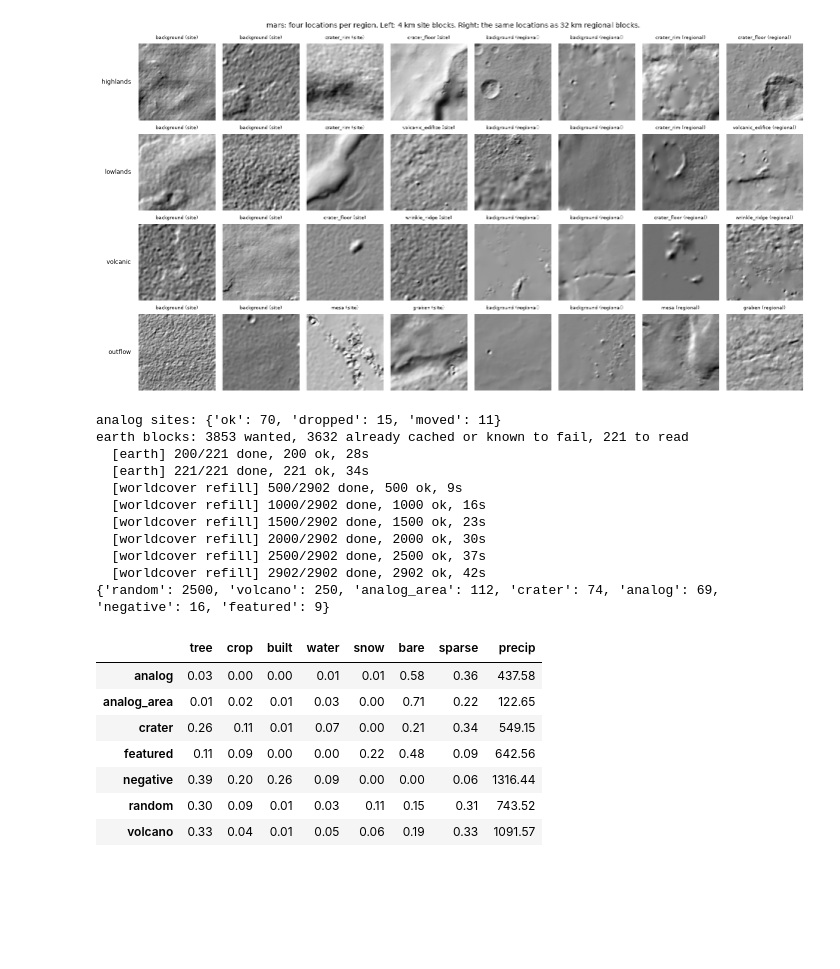
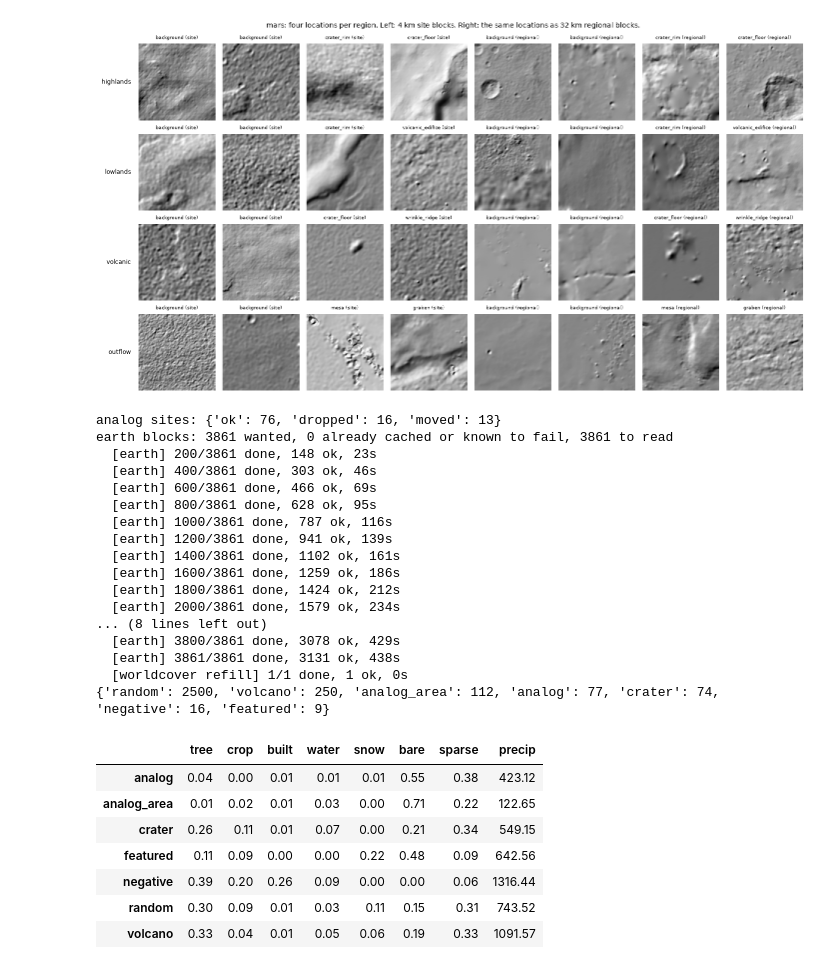
Before and after one commit to jameshou28/common-ground, a Jupyter notebook: ml/model.ipynb, the cells around one changed output. Cells and saved outputs as stored; diff of their text form; code cells hidden in the pictures; blank space fills up the shorter version.

```diff
--- a/ml/model.ipynb
+++ b/ml/model.ipynb
@@ -56,8 +56,8 @@ SIZES = {
     "v1": dict(per_region=600, n_random_land=2500, n_volcanoes=300, n_eval=150, n_boot=20),
     "full": dict(per_region=2000, n_random_land=20000, n_volcanoes=400, n_eval=200, n_boot=50),
 }
-MODEL_VERSION = f"regions-1.3.2-{PROFILE}"
-CACHE_TAG = "r2"                  # bump when features or sampling change, so old caches aren't reused
+MODEL_VERSION = f"regions-2.0-{PROFILE}"
+CACHE_TAG = "r3"                  # bump when features or sampling change, so old caches aren't reused
 SEED = 20261114
 CFG = dict(
     **SIZES[PROFILE],                          # library blocks per region; Earth set sizes; eval blocks per region
@@ -74,7 +74,12 @@ CFG = dict(
     crater_min_relief=30.0,                    # Earth crater blocks flatter than this (m) are buried or eroded: dropped
     cover_max=0.3, snap_km=6.0,                # analog sites with more tree/crop/built/water than this get nudged
     discount_floor=0.0,                        # overall = landscape x (floor + (1 - floor) x conditions). 0.4 let farmland through
-    earth_floor_grid=(0.4, 0.5, 0.6, 0.7, 0.8, 1.0),   # landscape = similarity x (floor + (1 - floor) x Earth percentile); picked on held-out sites
+    earth_floor_grid=(0.2, 0.3, 0.4),           # landscape = similarity x (floor + (1 - floor) x Earth percentile); picked on held-out sites
+    weight_lambda_grid=(0.0, 0.5, 1.0, 2.0),    # library weighting strength (0 = off); picked on held-out sites
+    commonness_n=200,                           # random Earth blocks used to measure how common each library block's terrain is
+    joint_beta=0.5,                             # weight of landform triplets next to region triplets in the joint loss
+    planet_alone_max=0.55,                      # a new spatial feature that alone guesses the planet more often than this is dropped
+    lf_min_blocks=50 if PROFILE != "smoke" else 8, lf_badge_min=60.0, lf_valid_lift=1.5,   # landform scores: min blocks, badge threshold, validation lift
     built_penalty=3.0, built_full=0.05,        # fixed conditions penalty, in logit points, reached at 5% built-up land
     area_ring_km=4.0,                          # area-quality sites are also scored at 8 points this far out (evaluation only)
     workers=24,
@@ -1445,8 +1593,8 @@ def merged_sites():
     # ml/analog_sites.csv: every site is named by an agency or programme document, or by 3+ peer-reviewed papers,
     # and its coordinates come from a gazetteer or the source itself. sites within 10 km of each other become one
     keep, Re = [], rt.RADIUS_M["earth"]
-    cols_ = ["name", "lat", "lon", "world", "kind", "coord_quality", "region_tag"]
-    for s in pd.read_csv(need("analog_sites"))[cols_].itertuples(index=False, name=None):
+    cols_ = ["name", "lat", "lon", "world", "kind", "coord_quality", "region_tag", "landform_tag"]
+    for s in pd.read_csv(need("analog_sites"))[cols_].fillna("").itertuples(index=False, name=None):
         if all(haversine_m(s[1], s[2], k[1], k[2], Re) > 10e3 for k in keep):
             keep.append(s)
     return keep
@@ -1455,8 +1603,8 @@ def merged_sites():
 def check_site(site):
     # a field site should be mostly bare and dry. if the block is mostly tree/crop/built/water, look within snap_km
     # for the cleanest 4 km block; if nothing nearby is clean, drop the site (it's not a terrain or conditions analog)
-    name, lat, lon, w, kind, cq, rtag = site
-    meta = dict(world=w, kind=kind, coord_quality=cq, region_tag=rtag)
+    name, lat, lon, w, kind, cq, rtag, ltag = site
+    meta = dict(world=w, kind=kind, coord_quality=cq, region_tag=rtag, landform_tag=ltag)
     cover = lambda la, lo: sum(np.nan_to_num(v) for k, v in rd.worldcover_shares(la, lo).items() if k in ("tree", "crop", "built", "water"))
     c0 = cover(lat, lon)
     if c0 <= CFG["cover_max"]:
@@ -1475,13 +1623,13 @@ def check_site(site):
 
 
 def checked_sites():
-    path = CACHE / f"analog_sites_{CACHE_TAG}_v13.json"
+    path = CACHE / f"analog_sites_{CACHE_TAG}_v20.json"
     if path.exists():
         return pd.DataFrame(json.loads(path.read_text()))
     sites = merged_sites()
     res = run_parallel(check_site, sites, "analog sites", every=50)
     df = pd.DataFrame([r if r else dict(name=s[0], lat=s[1], lon=s[2], world=s[3], kind=s[4], coord_quality=s[5], region_tag=s[6],
-                                        status="ok", moved_km=0.0, cover=np.nan)
+                                        landform_tag=s[7], status="ok", moved_km=0.0, cover=np.nan)
                        for s, r in zip(sites, res)])
     path.write_text(df.to_json(orient="records"))
     return df
@@ -1526,7 +1674,7 @@ def earth_jobs(rng):
     J = lambda name, lat, lon, set_, **k: dict(name=name, lat=float(lat), lon=float(lon), set=set_,
                                                target=k.get("target", ""), expected=k.get("expected", 0),
                                                tag=k.get("tag", ""), split=k.get("split", ""),
-                                               kind=k.get("kind", ""), coordq=k.get("coordq", ""))
+                                               kind=k.get("kind", ""), coordq=k.get("coordq", ""), lftag=k.get("lftag", ""))
     jobs = [J(f"random {la:.2f},{lo:.2f}", la, lo, "random") for la, lo in random_land(int(CFG["n_random_land"] * 1.3), rng)]
     Re = rt.RADIUS_M["earth"]
     far = lambda la, lo: all(haversine_m(la, lo, f[1], f[2], Re) > 50e3 for f in FEATURED)
@@ -1534,7 +1682,9 @@ def earth_jobs(rng):
     print("analog sites:", sites["status"].value_counts().to_dict())
     sites = sites[sites["status"] != "dropped"]
     sites = sites[[far(a, b) for a, b in zip(sites.lat, sites.lon)]]
-    jobs += [J(r.name, r.lat, r.lon, "analog", target=r.world, tag=r.region_tag, kind=r.kind, coordq=r.coord_quality) for r in sites.itertuples()]
+    sites = sites.fillna("")
+    jobs += [J(r.name, r.lat, r.lon, "analog", target=r.world, tag=r.region_tag, kind=r.kind, coordq=r.coord_quality, lftag=r.landform_tag)
+             for r in sites.itertuples()]
     # area sampling (evaluation only): sites whose coordinates are a town or region centre are also read at 8 points
     # area_ring_km out; the evaluation uses the median over the 9 blocks
     for r in sites[(sites.coord_quality == "area") & (sites.kind == "terrain")].itertuples():
@@ -1603,46 +1753,52 @@ def build_earth(rng):
         if r is None or (j["set"] == "crater" and r["block_site"][0] < CFG["crater_min_relief"]):   # buried or eroded
             continue
         kept.append((j, r))
     # blocks cached before v1.3 have no "sparse" share: re-read WorldCover for them (land cover only, no terrain)
     refill = [k for k, (j, r) in enumerate(kept) if np.isnan(r.get("sparse", np.nan))]
     if refill:
         got = run_parallel(lambda j: rd.worldcover_shares(j["lat"], j["lon"]), [kept[k][0] for k in refill], "worldcover refill", every=500)
         for k, e in zip(refill, got):
             if e:
                 kept[k][1].update({g: v for g, v in e.items() if g != "precip"})
     rand = [k for k in kept if k[0]["set"] == "random"][:CFG["n_random_land"]]
     kept = rand + [k for k in kept if k[0]["set"] != "random"]
     keep_dem = np.array([j["set"] in ("featured", "analog", "crater", "negative") and "dem_site" in r for j, r in kept])
     E = dict(
-        **{c: np.array([j[c] for j, _ in kept]) for c in ("name", "lat", "lon", "set", "target", "expected", "tag", "split", "kind", "coordq")},
+        **{c: np.array([j[c] for j, _ in kept]) for c in ("name", "lat", "lon", "set", "target", "expected", "tag", "split", "kind", "coordq", "lftag")},
         **{f: np.stack([r[f] for _, r in kept]) for f in fields},
         dem_site=np.stack([r["dem_site"] for (j, r), k in zip(kept, keep_dem) if k]).astype(np.float32),
         dem_regional=np.stack([r["dem_regional"] for (j, r), k in zip(kept, keep_dem) if k]).astype(np.float32),
         dem_index=np.flatnonzero(keep_dem),
         **{g: np.array([r[g] for _, r in kept], dtype=float) for g in rt.ENV_NAMES},
         failed=np.array(sorted(failed) or [""]))
     np.savez_compressed(path, **E)
     return E
 
 
 earth = build_earth(np.random.default_rng(SEED + 7))
 earth_group = np.array([f"{int(a // 5)}:{int(b // 5)}" for a, b in zip(earth["lat"], earth["lon"])])
 print(pd.Series(earth["set"]).value_counts().to_dict())
 pd.DataFrame({g: earth[g] for g in rt.ENV_NAMES}).groupby(earth["set"]).mean().round(2)
 # %% [output]
-analog sites: {'ok': 70, 'dropped': 15, 'moved': 11}
-earth blocks: 3853 wanted, 3632 already cached or known to fail, 221 to read
-  [earth] 200/221 done, 200 ok, 28s
-  [earth] 221/221 done, 221 ok, 34s
-  [worldcover refill] 500/2902 done, 500 ok, 9s
-  [worldcover refill] 1000/2902 done, 1000 ok, 16s
-  [worldcover refill] 1500/2902 done, 1500 ok, 23s
-  [worldcover refill] 2000/2902 done, 2000 ok, 30s
-  [worldcover refill] 2500/2902 done, 2500 ok, 37s
-  [worldcover refill] 2902/2902 done, 2902 ok, 42s
-{'random': 2500, 'volcano': 250, 'analog_area': 112, 'crater': 74, 'analog': 69, 'negative': 16, 'featured': 9}
+analog sites: {'ok': 76, 'dropped': 16, 'moved': 13}
+earth blocks: 3861 wanted, 0 already cached or known to fail, 3861 to read
+  [earth] 200/3861 done, 148 ok, 23s
+  [earth] 400/3861 done, 303 ok, 46s
+  [earth] 600/3861 done, 466 ok, 69s
+  [earth] 800/3861 done, 628 ok, 95s
+  [earth] 1000/3861 done, 787 ok, 116s
+  [earth] 1200/3861 done, 941 ok, 139s
+  [earth] 1400/3861 done, 1102 ok, 161s
+  [earth] 1600/3861 done, 1259 ok, 186s
+  [earth] 1800/3861 done, 1424 ok, 212s
+  [earth] 2000/3861 done, 1579 ok, 234s
+... (8 lines left out)
+  [earth] 3800/3861 done, 3078 ok, 429s
+  [earth] 3861/3861 done, 3131 ok, 438s
+  [worldcover refill] 1/1 done, 1 ok, 0s
+{'random': 2500, 'volcano': 250, 'analog_area': 112, 'analog': 77, 'crater': 74, 'negative': 16, 'featured': 9}
 |  | tree | crop | built | water | snow | bare | sparse | precip |
-| analog | 0.03 | 0.00 | 0.00 | 0.01 | 0.01 | 0.58 | 0.36 | 437.58 |
+| analog | 0.04 | 0.00 | 0.01 | 0.01 | 0.01 | 0.55 | 0.38 | 423.12 |
 | analog_area | 0.01 | 0.02 | 0.01 | 0.03 | 0.00 | 0.71 | 0.22 | 122.65 |
 | crater | 0.26 | 0.11 | 0.01 | 0.07 | 0.00 | 0.21 | 0.34 | 549.15 |
 | featured | 0.11 | 0.09 | 0.00 | 0.00 | 0.22 | 0.48 | 0.09 | 642.56 |
```
Also changed, not shown: parts of 19 cells of this notebook, 6 other files.
